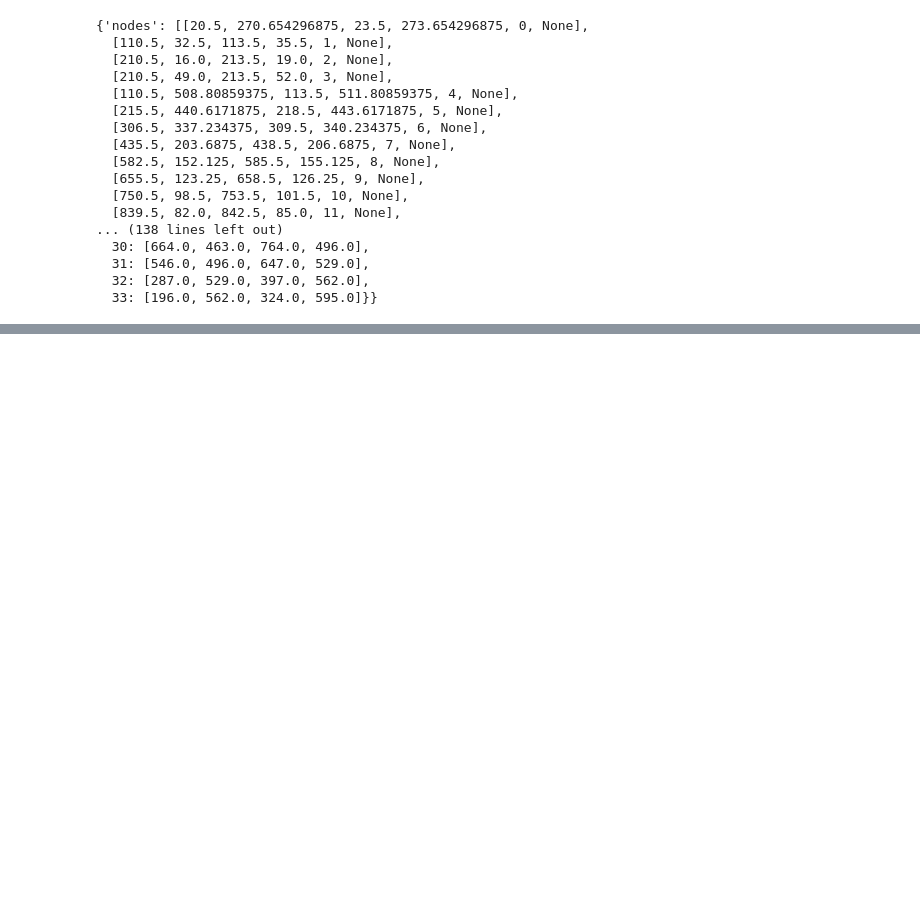
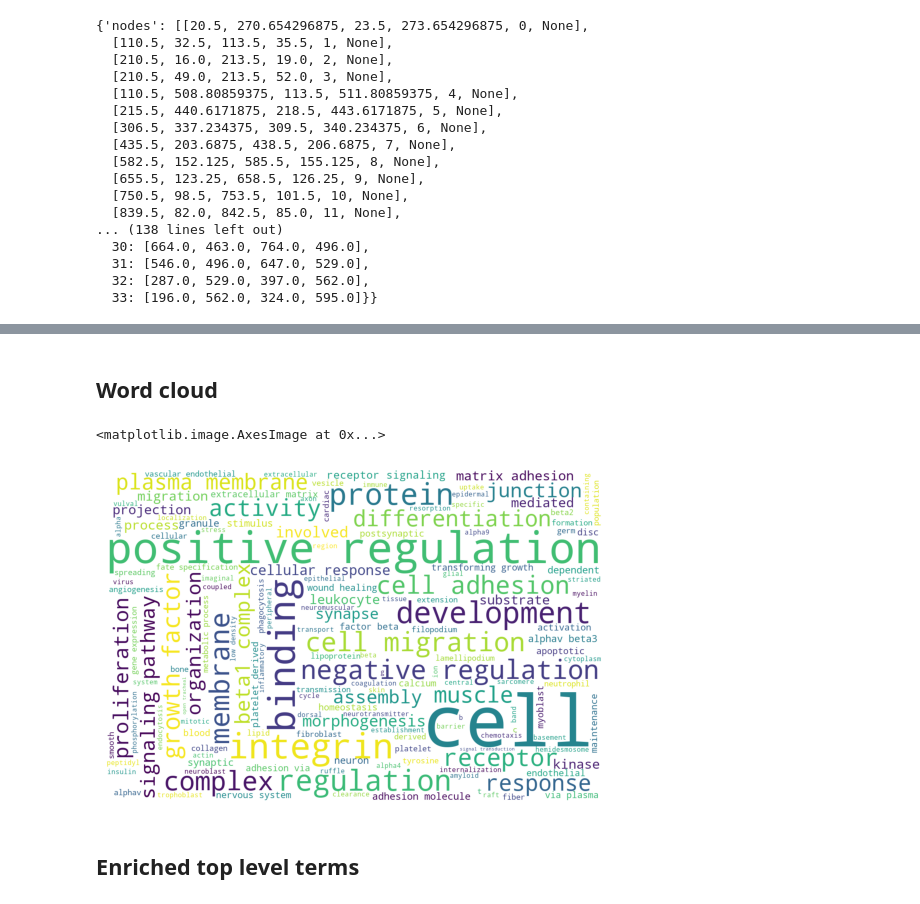
Before and after one commit to Elisa-blip/Bio_Data_Final_Project, a Jupyter notebook: Final_project_code.ipynb, the cells around one changed output, grey strips where cells are left out. Drawn from its saved outputs; the diff is of its cells as text; code cells hidden in the pictures; blank space fills up the shorter version.

```diff
--- a/Final_project_code.ipynb
+++ b/Final_project_code.ipynb
@@ -692,0 +934,2 @@ tree.render('3_tree_image.png')
+# %% [markdown]
+## Word cloud
@@ -692,0 +938,21 @@ tree.render('3_tree_image.png')
+# %%
+enriched_terms=pd.read_csv('Data/4_enriched_terms.csv',index_col='Unnamed: 0')
+# %%
+stopwords = set(STOPWORDS)
+# %%
+words=''
+for name in enriched_terms['name']:
+    new_words=name.lower()
+    words +=new_words+" "
+
+wordcloud = WordCloud(width = 1200, height = 800,
+                background_color ='white',
+                stopwords = stopwords,
+                min_font_size = 10).generate(words)
+# %%
+fig,ax=plt.subplots()
+ax.set_axis_off()
+ax.imshow(wordcloud)
+# %% [output]
+<matplotlib.image.AxesImage at 0x...>
+[figure, added]
@@ -692,0 +961,2 @@ tree.render('3_tree_image.png')
+# %% [markdown]
+## Enriched top level terms
```
Also changed, not shown: parts of 55 cells of this notebook.
